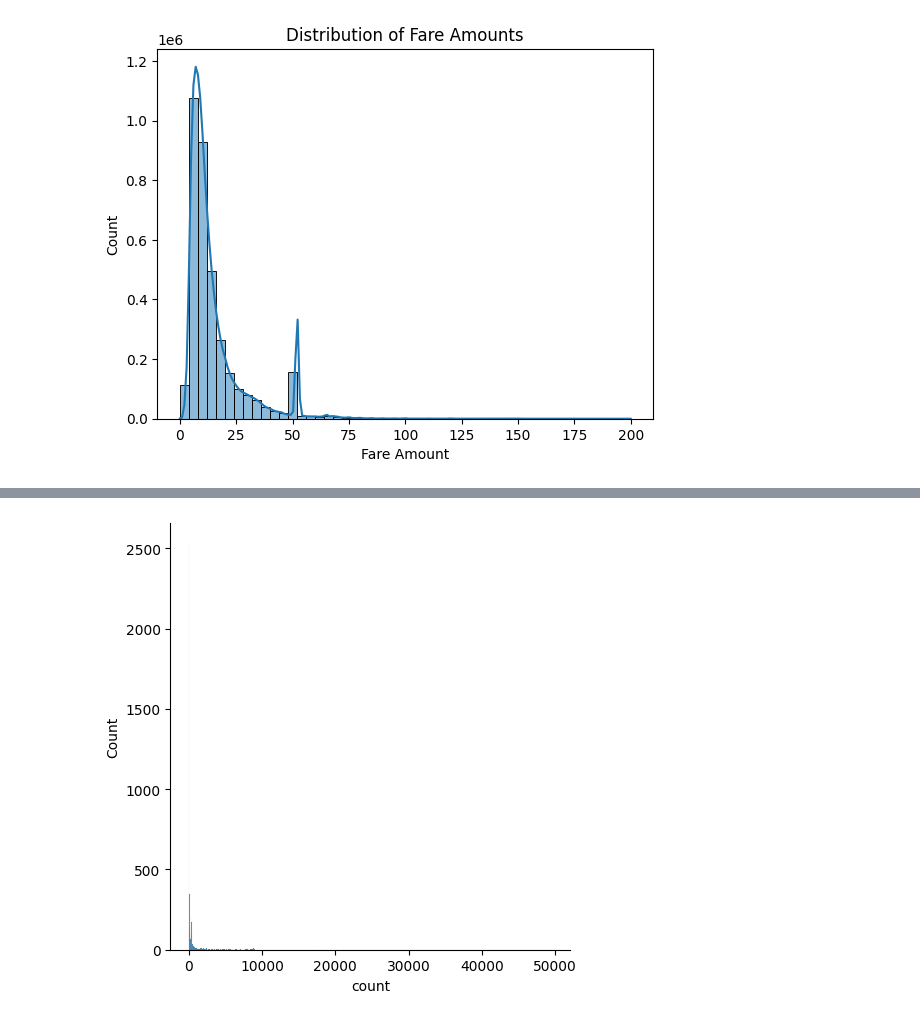
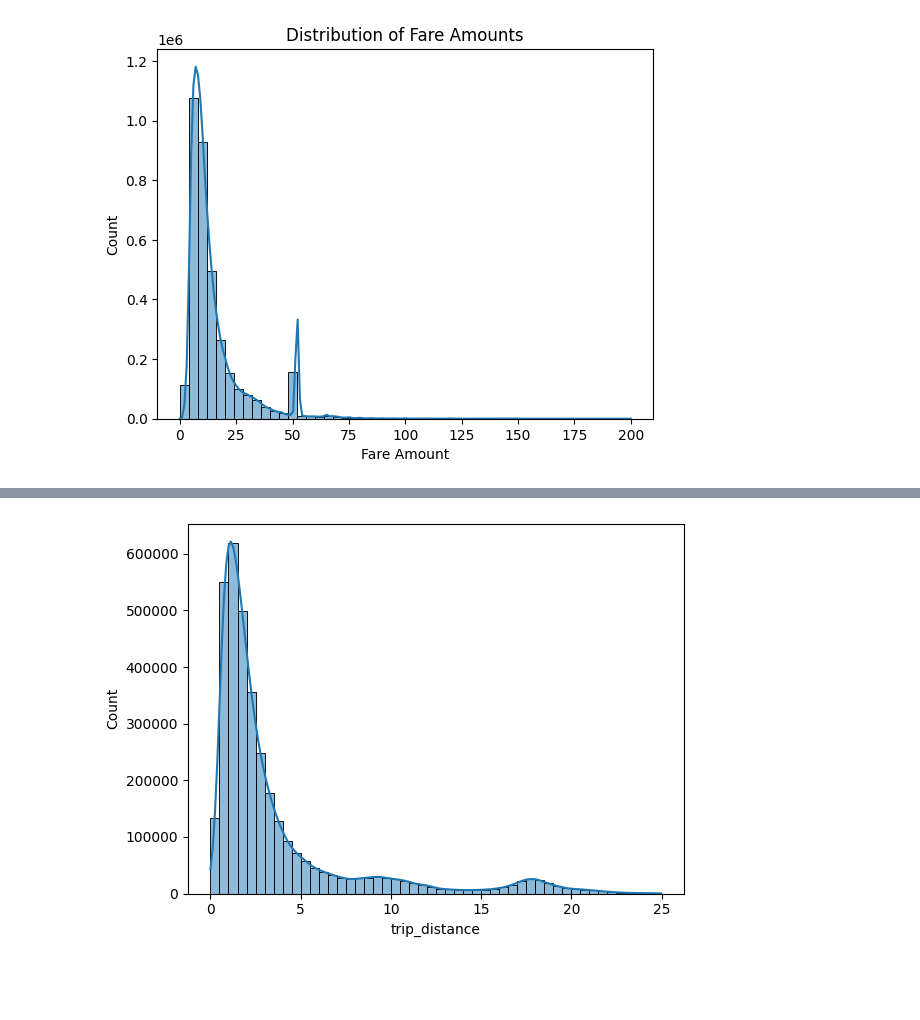
Before and after one commit to yulissateran/taxi-price-predictor, a Jupyter notebook: Taxi-Price-Predictor.ipynb, the cells around one changed output, grey strips where cells are left out. Drawn from its saved outputs; the diff is of its cells as text; code cells hidden in the pictures; blank space fills up the shorter version.

```diff
--- a/Taxi-Price-Predictor.ipynb
+++ b/Taxi-Price-Predictor.ipynb
@@ -174,8 +203,11 @@ Name: fare_amount, Length: 3588295, dtype: float64
 # %%
 import matplotlib.pyplot as plt
 import seaborn as sns
-print(trips['trip_distance'].value_counts())
-sns.displot(trips['trip_distance'].value_counts())
+
+filtered_trips = filtered_trips[(filtered_trips['trip_distance']>0) & (filtered_trips['trip_distance']<25)]
+
+print(filtered_trips['trip_distance'].value_counts())
+sns.histplot(filtered_trips['trip_distance'],bins=50, kde=True)
 plt.show()
 # %% [output]
 trip_distance
@@ -194 +226 @@ Name: count, Length: 4771, dtype: int64
-[figure, old version]
+[figure, new version]
```
Also changed, not shown: parts of 15 cells of this notebook, 1 other file.
